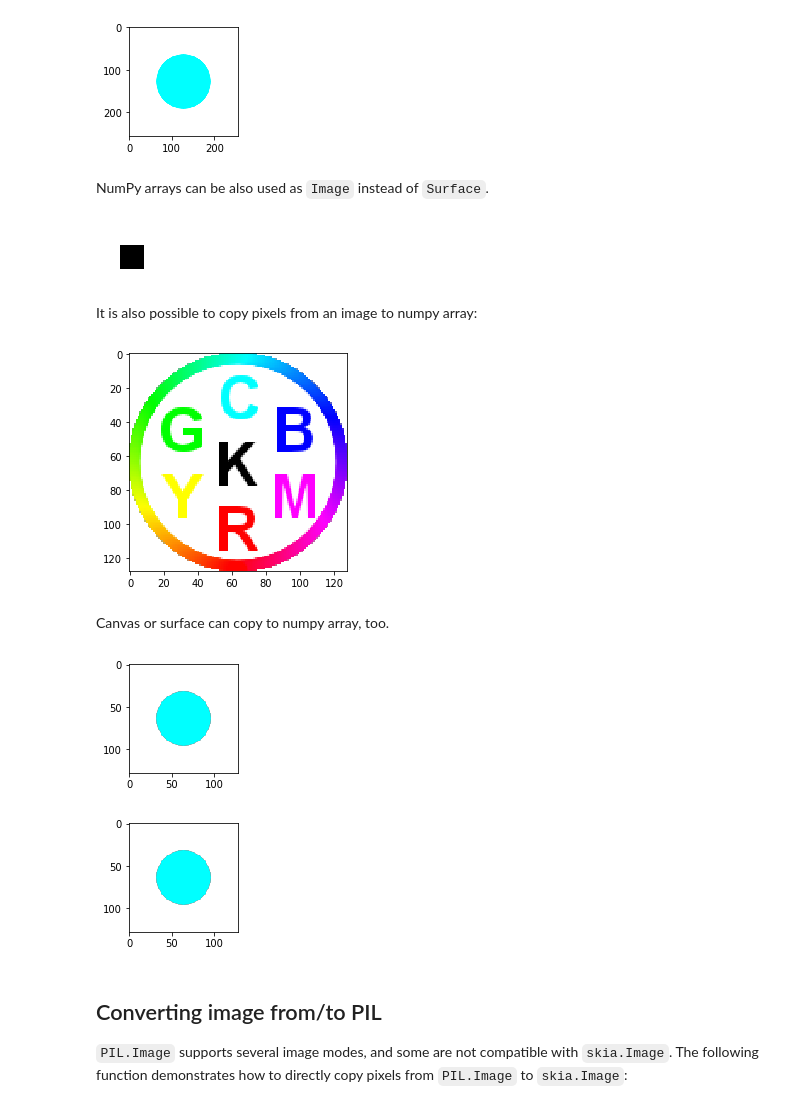
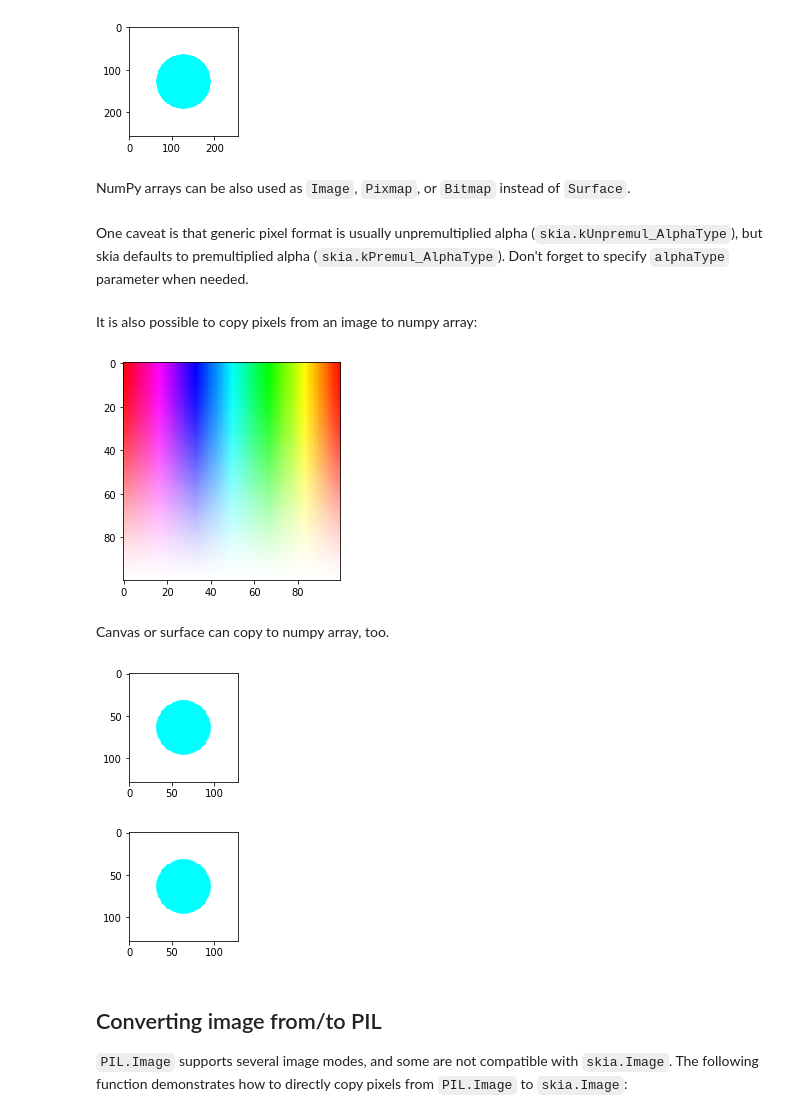
Before and after one commit to kyamagu/skia-python, a Jupyter notebook: notebooks/Python-Image-IO.ipynb, the cells around one changed output. Drawn from its saved outputs; the diff is of its cells as text; code cells hidden in the pictures.

```diff
--- a/notebooks/Python-Image-IO.ipynb
+++ b/notebooks/Python-Image-IO.ipynb
@@ -56,55 +56,61 @@ plt.show()
 # %% [output]
 [figure]
 # %% [markdown]
-NumPy arrays can be also used as `Image` instead of `Surface`.
+NumPy arrays can be also used as `Image`, `Pixmap`, or `Bitmap` instead of `Surface`.
 # %%
 array = np.zeros((64, 64, 4), dtype=np.uint8)
 array[24:48, 24:48, 3] = 255
 
-image = skia.Image(array, alphaType=skia.kUnpremul_AlphaType)
+image = skia.Image(array)
 display.Image(data=image.encodeToData())
+
+pixmap = skia.Pixmap(array)
+
+bitmap = skia.Bitmap()
+bitmap.setInfo(skia.ImageInfo.Make(64, 64, skia.kRGBA_8888_ColorType, skia.kUnpremul_AlphaType))
+bitmap.setPixels(array)
-# %% [output]
-[figure, removed]
+# %% [markdown]
+One caveat is that generic pixel format is usually unpremultiplied alpha (`skia.kUnpremul_AlphaType`), but skia defaults to premultiplied alpha (`skia.kPremul_AlphaType`). Don't forget to specify `alphaType` parameter when needed.
 # %% [markdown]
 It is also possible to copy pixels from an image to numpy array:
 # %%
-with open('../skia/resources/images/color_wheel.png', 'rb') as f:
+with open('../skia/resources/images/rainbow-gradient.png', 'rb') as f:
     image = skia.Image.DecodeToRaster(f.read())
 
-info = image.imageInfo()
+info = image.imageInfo().makeAlphaType(skia.kUnpremul_AlphaType)
 buffer = np.zeros((info.height(), info.width(), info.bytesPerPixel()), dtype=np.uint8)
 assert image.readPixels(info, buffer), 'Failed to read'
 
 plt.imshow(buffer)
 plt.show()
 # %% [output]
-[figure, old version]
+[figure, new version]
 # %% [markdown]
 Canvas or surface can copy to numpy array, too.
 # %%
 surface = skia.Surface(128, 128)
 canvas = surface.getCanvas()
 paint = skia.Paint(AntiAlias=True, Color=skia.ColorCYAN)
 canvas.drawCircle((64, 64), 32, paint)
 
-info = canvas.imageInfo()
+info = canvas.imageInfo().makeAlphaType(skia.kUnpremul_AlphaType)
 buffer = np.zeros((info.height(), info.width(), info.bytesPerPixel()), dtype=np.uint8)
 assert canvas.readPixels(info, buffer), 'Failed to read'
 
 plt.figure(figsize=(2, 2))
 plt.imshow(buffer)
 plt.show()
 
-info = surface.imageInfo()
+info = surface.imageInfo().makeAlphaType(skia.kUnpremul_AlphaType)
 buffer = np.zeros((info.height(), info.width(), info.bytesPerPixel()), dtype=np.uint8)
 assert surface.readPixels(info, buffer), 'Failed to read'
 
 plt.figure(figsize=(2, 2))
 plt.imshow(buffer)
 plt.show()
 # %% [output]
-[figure, old version]
+[figure, new version]
-[figure, old version]
+[figure, new version]
 # %% [markdown]
 ## Converting image from/to PIL
 
```
Also changed, not shown: parts of 4 cells of this notebook.
